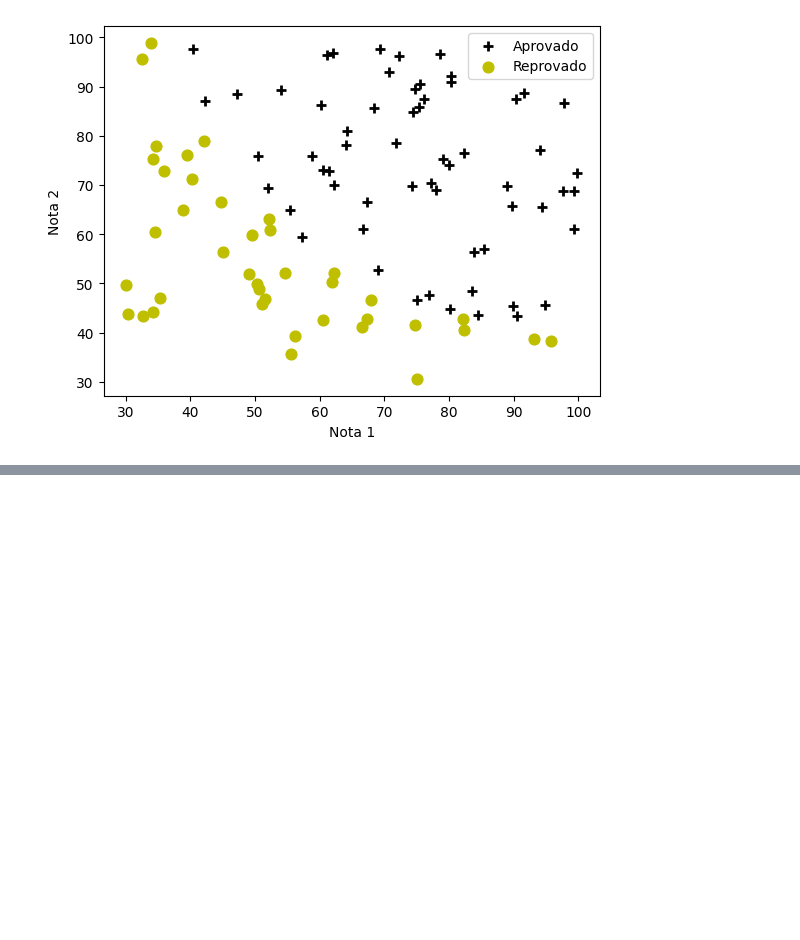
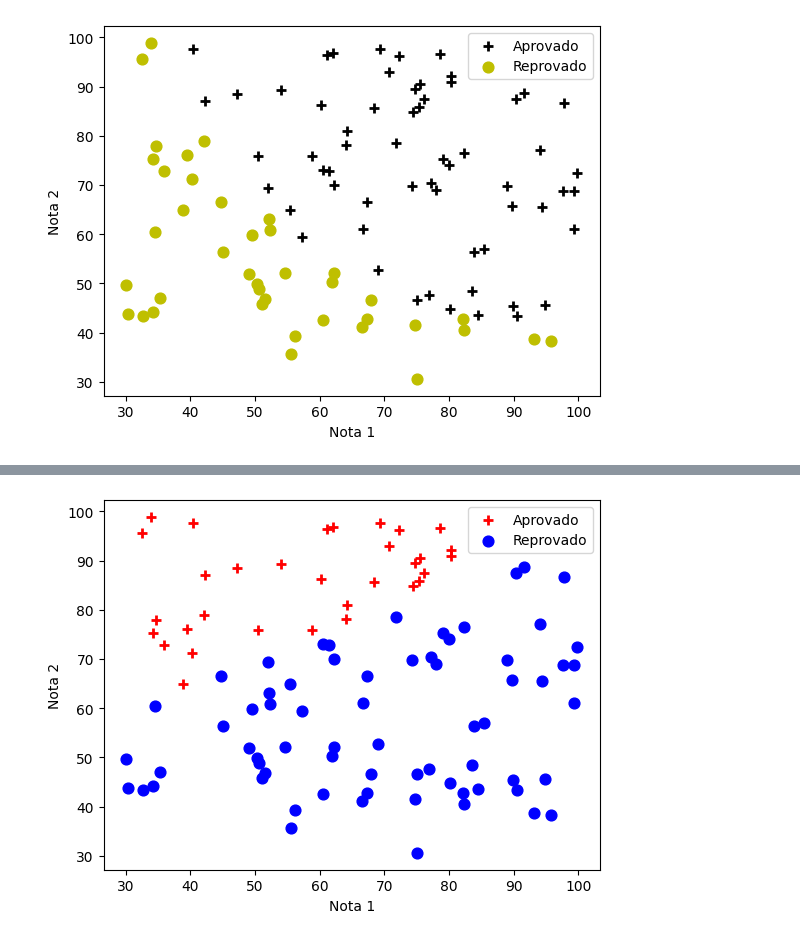
Before and after one commit to Ahmedntc/Computational-Science, a Jupyter notebook: logRegression/Regressao logistica.ipynb, the cells around one changed output, grey strips where cells are left out. Cells and saved outputs as stored; diff of their text form; code cells hidden in the pictures; blank space fills up the shorter version.

```diff
--- a/logRegression/Regressao logistica.ipynb
+++ b/logRegression/Regressao logistica.ipynb
@@ -87,0 +118,18 @@ a, b, c
+# %%
+resultadoSigmoidal = np.where(Y_pred < 0.6, 1, 0)
+
+def plotDataSig(data, label_x, label_y, label_pos, label_neg, axes=None):
+    neg = (resultadoSigmoidal == 0)
+    pos = (resultadoSigmoidal == 1)
+
+    if axes == None:
+        axes = plt.gca()
+    axes.scatter(data[pos][["nota_1"]], data[pos][["nota_2"]], marker='+', c='r', s=60, linewidth=2, label=label_pos)
+    axes.scatter(data[neg][["nota_1"]], data[neg][["nota_2"]], c='b', s=60, label=label_neg)
+    axes.set_xlabel(label_x)
+    axes.set_ylabel(label_y)
+    axes.legend(frameon= True, fancybox = True)
+
+plotDataSig(notas, 'Nota 1', 'Nota 2', 'Aprovado', 'Reprovado')
+# %% [output]
+[figure, added]
```
Also changed, not shown: parts of 5 cells of this notebook.
